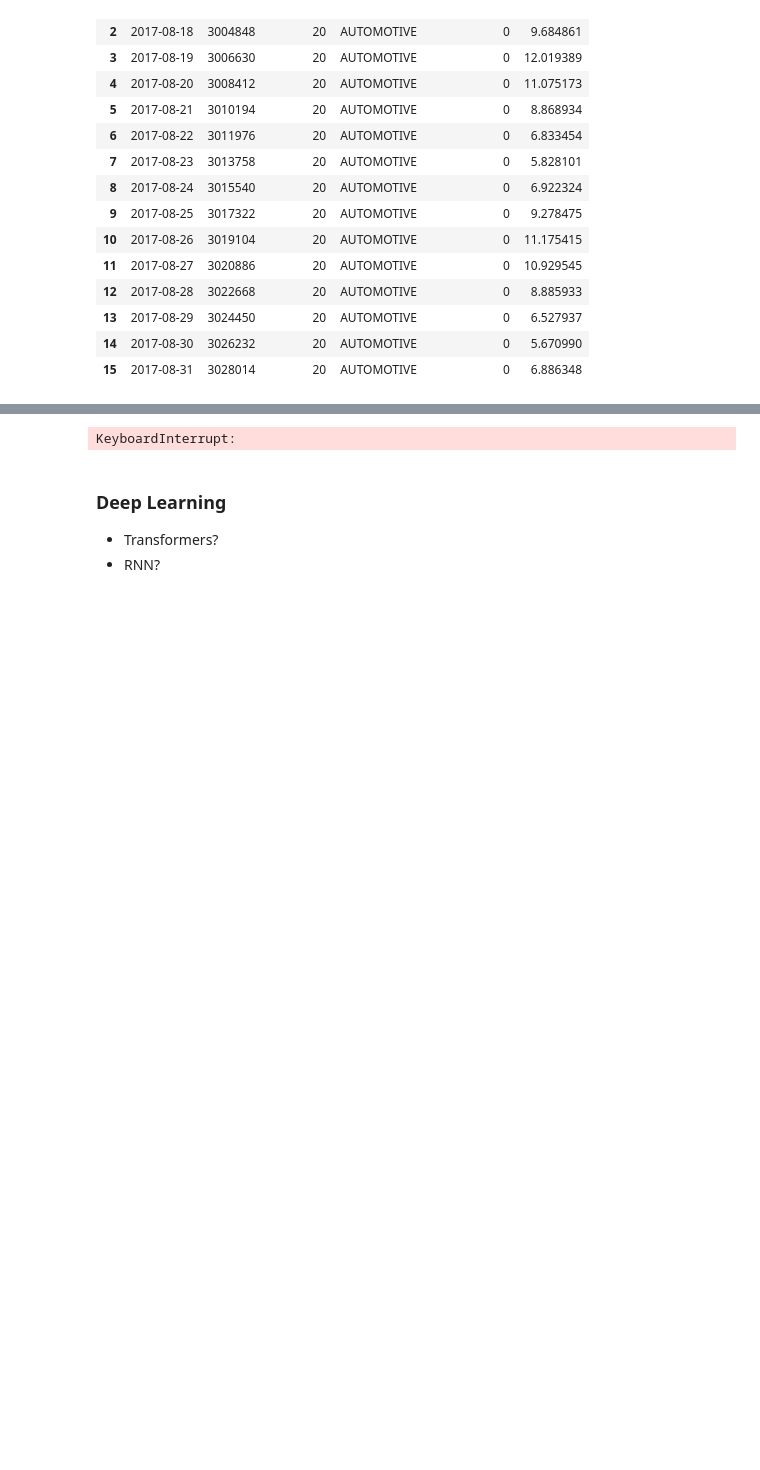
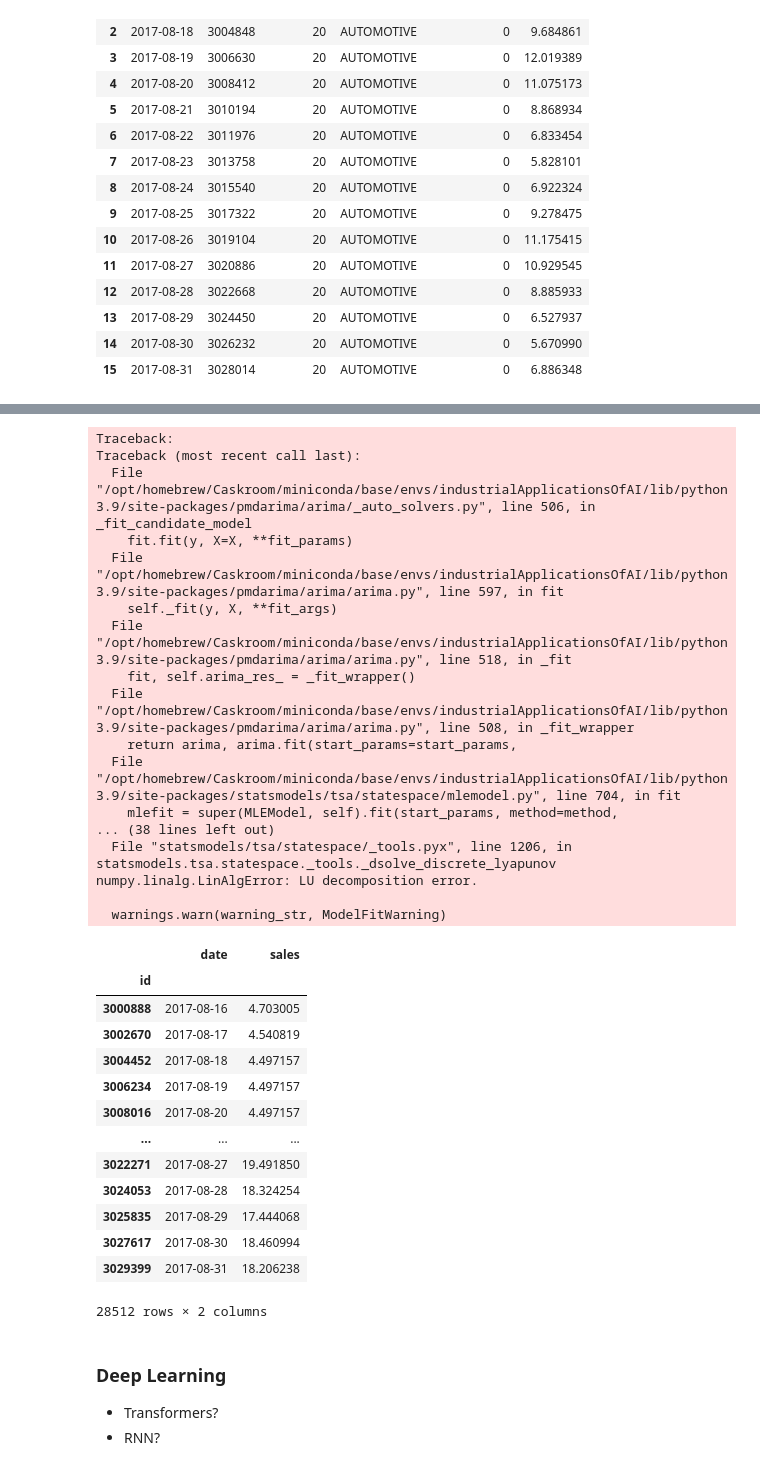
Before and after one commit to lkno0705/IndustrialApplicationsofAI, a Jupyter notebook: secondary-sector/practical-supply-chain-management/Sales-Forecasting.ipynb, the cells around one changed output, grey strips where cells are left out. Cells and saved outputs as stored; diff of their text form; code cells hidden in the pictures; blank space fills up the shorter version.

```diff
--- a/secondary-sector/practical-supply-chain-management/Sales-Forecasting.ipynb
+++ b/secondary-sector/practical-supply-chain-management/Sales-Forecasting.ipynb
@@ -605,7 +605,7 @@ import pmdarima as pm
 
 def optimized_arima_forecast(train_data: pd.DataFrame, test_data: pd.DataFrame):
 
-    model = pm.auto_arima(train_data.sales, start_p=0, start_q=0,
+    model = pm.auto_arima(train_data, start_p=0, start_q=0,
                       test='adf',       # use adftest to find optimal 'd'
                       max_p=15, max_q=15, # maximum p and q
                       m=1,              # frequency of series
@@ -689,0 +950,29 @@ optimized_arima_forecast(train_data=train_arima, test_data=test_arima_grouped)
+# %%
+import pmdarima as pm
+
+def optimized_arima_forecast(train_data: pd.DataFrame, test_data: pd.DataFrame):
+
+    model = pm.auto_arima(train_data, start_p=0, start_q=0,
+                      test='adf',       # use adftest to find optimal 'd'
+                      max_p=15, max_q=15, # maximum p and q
+                      m=12,              # frequency of series, 7 = daily, 12 = Monthly
+                      d=None,           # let model determine 'd'
+                      seasonal=True,   # Seasonality
+                      trace=True,
+                      n_jobs=1,
+                      # error_action='ignore',
+                      # suppress_warnings=False,
+                      stepwise=True)
+
+    len_test = len(test_data)
+
+
+    forecast = model.predict(n_periods=len_test)
+    result = test_data.copy()
+    # forecast.reset_index(inplace=True, drop=True)
+    result['sales'] = forecast
+
+    return result
+# %%
+train.reset_index(inplace=True)
+test_arima.reset_index(inplace=True)
@@ -689,0 +1256,6 @@ optimized_arima_forecast(train_data=train_arima, test_data=test_arima_grouped)
+# %%
+test_arima = pd.read_csv('data/store-sales-time-series-forecasting/test.csv', index_col='date')
+test_arima.index = pd.DatetimeIndex(test_arima.index).to_period('D')
+
+test_to_test = test_arima.groupby(['family', 'store_nbr']).get_group(('AUTOMOTIVE', 1))
+test_to_test
@@ -690,35 +1281,58 @@ optimized_arima_forecast(train_data=train_arima, test_data=test_arima_grouped)
 # %%
 from tqdm import tqdm
 test_arima_grouped = test_arima.groupby(['family', 'store_nbr'])
 
 result = pd.DataFrame()
 
 for family in tqdm(splitted_train_ma.keys()):
     for store_nbr in tqdm(splitted_train_ma[family].keys()):
 
         train_group_df = splitted_train_ma.get(family).get(store_nbr).get('df')
         test_group = test_arima_grouped.get_group((family, store_nbr))
-
-        # Clean leading zero only sequences, as they add noise to the forecast as they are irrelevant, and they lead to numerical and mathematical errors such as div by zero in log computation for dickey-fuller test
-        mask = ~np.isclose(train_group_df.sales, 0)
-        idx_of_first_non_zero = np.argmax(mask)
-
-        # update dict pointers
-        train_group_df = train_group_df[idx_of_first_non_zero:]
 
         train_group_df = train_group_df.reset_index()
         test_group = test_group.reset_index()
 
         forecast = optimized_arima_forecast(
                 train_data=train_group_df,
                 test_data=test_group
             )
         result = pd.concat([result, forecast])
 
 result.set_index('id', drop=True, inplace=True)
 result.drop(columns=['store_nbr', 'family', 'onpromotion'], inplace=True)
 result.index = result.index.astype(int)
 result.to_csv('model_submissions/ARIMA-Tuned.csv')
 result
 # %% [output]
-KeyboardInterrupt:
+Traceback:
+Traceback (most recent call last):
+  File "/opt/homebrew/Caskroom/miniconda/base/envs/industrialApplicationsOfAI/lib/python3.9/site-packages/pmdarima/arima/_auto_solvers.py", line 506, in _fit_candidate_model
+    fit.fit(y, X=X, **fit_params)
+  File "/opt/homebrew/Caskroom/miniconda/base/envs/industrialApplicationsOfAI/lib/python3.9/site-packages/pmdarima/arima/arima.py", line 597, in fit
+    self._fit(y, X, **fit_args)
+  File "/opt/homebrew/Caskroom/miniconda/base/envs/industrialApplicationsOfAI/lib/python3.9/site-packages/pmdarima/arima/arima.py", line 518, in _fit
+    fit, self.arima_res_ = _fit_wrapper()
+  File "/opt/homebrew/Caskroom/miniconda/base/envs/industrialApplicationsOfAI/lib/python3.9/site-packages/pmdarima/arima/arima.py", line 508, in _fit_wrapper
+    return arima, arima.fit(start_params=start_params,
+  File "/opt/homebrew/Caskroom/miniconda/base/envs/industrialApplicationsOfAI/lib/python3.9/site-packages/statsmodels/tsa/statespace/mlemodel.py", line 704, in fit
+    mlefit = super(MLEModel, self).fit(start_params, method=method,
+... (38 lines left out)
+  File "statsmodels/tsa/statespace/_tools.pyx", line 1206, in statsmodels.tsa.statespace._tools._dsolve_discrete_lyapunov
+numpy.linalg.LinAlgError: LU decomposition error.
+
+  warnings.warn(warning_str, ModelFitWarning)
+|  | date | sales |
+| id |  |  |
+| 3000888 | 2017-08-16 | 4.703005 |
+| 3002670 | 2017-08-17 | 4.540819 |
+| 3004452 | 2017-08-18 | 4.497157 |
+| 3006234 | 2017-08-19 | 4.497157 |
+| 3008016 | 2017-08-20 | 4.497157 |
+| ... | ... | ... |
+| 3022271 | 2017-08-27 | 19.491850 |
+| 3024053 | 2017-08-28 | 18.324254 |
+| 3025835 | 2017-08-29 | 17.444068 |
+| 3027617 | 2017-08-30 | 18.460994 |
+| 3029399 | 2017-08-31 | 18.206238 |
+28512 rows × 2 columns
```
Also changed, not shown: parts of 14 cells of this notebook, 3 other files.
